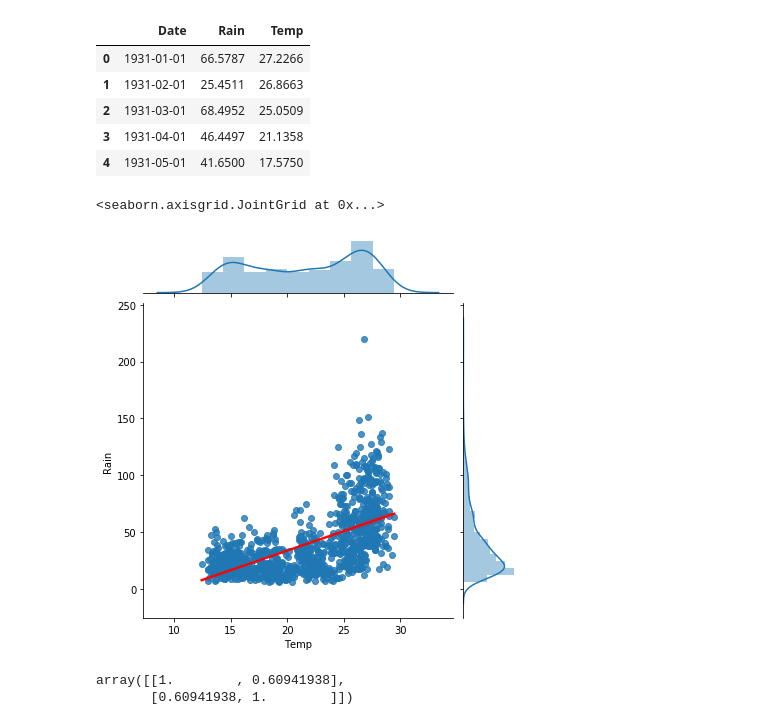
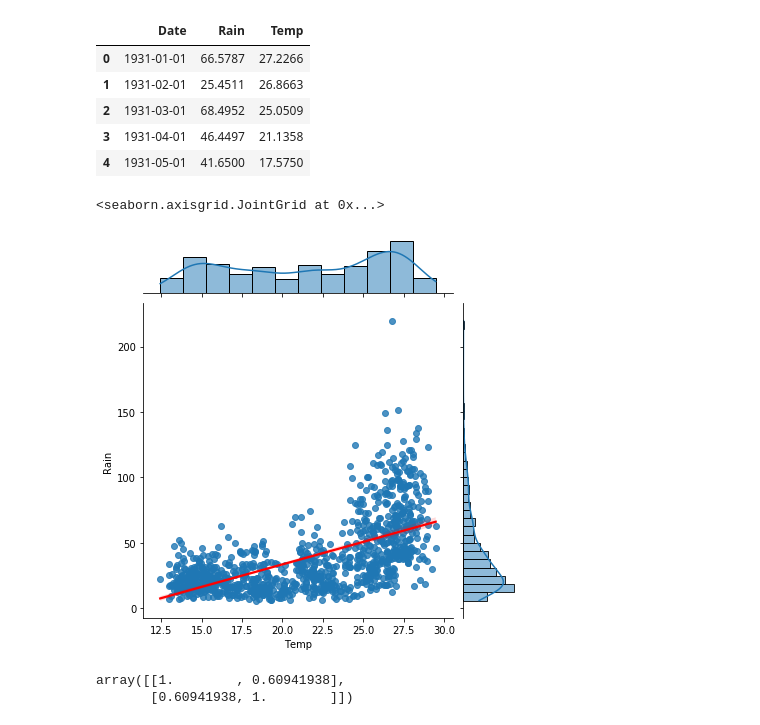
Before and after one commit to jimmyyenddk/DataScience, a Jupyter notebook: Australia Temp and Rainfall/AUS Temp and Rainfall Analysis.ipynb, the cells around one changed output. Drawn from its saved outputs; the diff is of its cells as text; code cells hidden in the pictures.

Commit message:
Modify Jointplot

```diff
--- a/Australia Temp and Rainfall/AUS Temp and Rainfall Analysis.ipynb
+++ b/Australia Temp and Rainfall/AUS Temp and Rainfall Analysis.ipynb
@@ -281,10 +281,10 @@ dataset.head()
 | 3 | 1931-04-01 | 46.4497 | 21.1358 |
 | 4 | 1931-05-01 | 41.6500 | 17.5750 |
 # %%
-sns.jointplot(dataset["Temp"],dataset["Rain"], kind ="reg", joint_kws = {"line_kws":{"color":"red"}})
+sns.jointplot(x="Temp",y="Rain",data=dataset, kind ="reg", joint_kws = {"line_kws":{"color":"red"}})
 # %% [output]
 <seaborn.axisgrid.JointGrid at 0x...>
-[figure, old version]
+[figure, new version]
 # %%
 import numpy as np
 np.corrcoef(dataset["Temp"],dataset["Rain"])
```
Also changed, not shown: parts of 2 cells of this notebook.
